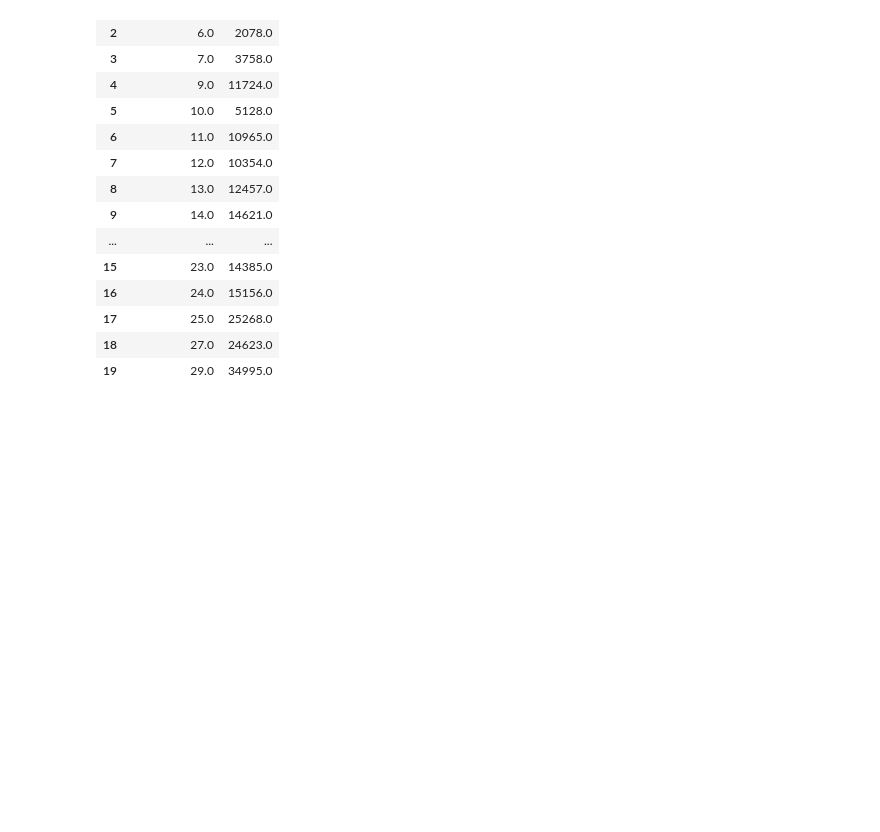
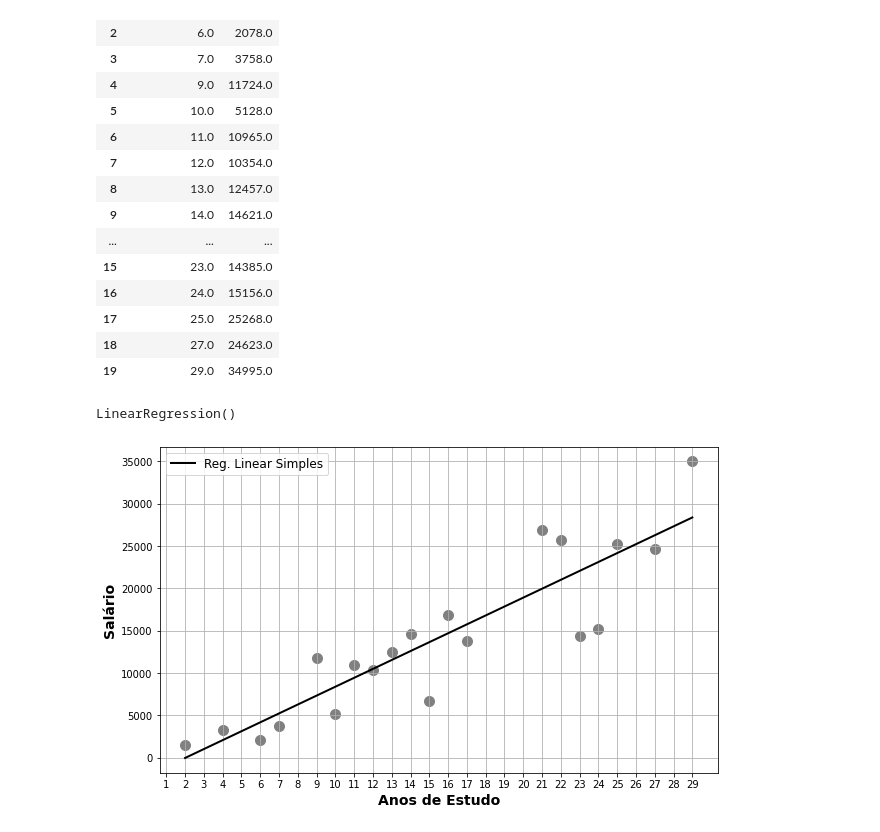
Before and after one commit to DiegoRInacio/Analise_de_dados, a Jupyter notebook: Fundamentos_de_Machine_Laerning.ipynb, the cells around one changed output. Drawn from its saved outputs; the diff is of its cells as text; code cells hidden in the pictures; blank space fills up the shorter version.

```diff
--- a/Fundamentos_de_Machine_Laerning.ipynb
+++ b/Fundamentos_de_Machine_Laerning.ipynb
@@ -21,7 +21,7 @@ import matplotlib.pyplot as plt
 from sklearn.linear_model import LinearRegression
 from sklearn.neighbors import KNeighborsRegressor
 # %%
-df = pd.read_csv('Bases/estudo_vs_salario.csv')
+df = pd.read_csv('/content/drive/MyDrive/Diego Faculdade/zz.Mentorama_DS/modulo_8/Bases/estudo_vs_salario.csv')
 df.head()
 # %% [output]
 |  | Unnamed: 0 | Anos de Estudo | Salário |
@@ -673,3 +673,26 @@ df
 | 17 | 25.0 | 25268.0 |
 | 18 | 27.0 | 24623.0 |
 | 19 | 29.0 | 34995.0 |
+# %%
+#Criando  variáveis para Anos de Estudo e Slário
+
+X = df['Anos de Estudo'].values.reshape(-1, 1)
+y = df['Salário'].values
+# %%
+lm
+# %% [output]
+LinearRegression()
+# %%
+plt.figure(figsize = [10, 6])
+plt.scatter(df['Anos de Estudo'], df['Salário'], s = 100, c = 'gray')
+plt.xlabel('Anos de Estudo', fontweight = 'bold', fontsize = 14)
+plt.ylabel('Salário', fontweight = 'bold', fontsize = 14)
+plt.xticks(range(0, 30))
+plt.grid()
+
+lm_preds = lm.predict(X)
+plt.plot(X, lm_preds, c = 'black', lw = 2, label = 'Reg. Linear Simples')
+plt.legend(fontsize = 12)
+plt.show()
+# %% [output]
+[figure, added]
```
Also changed, not shown: parts of 25 cells of this notebook.
